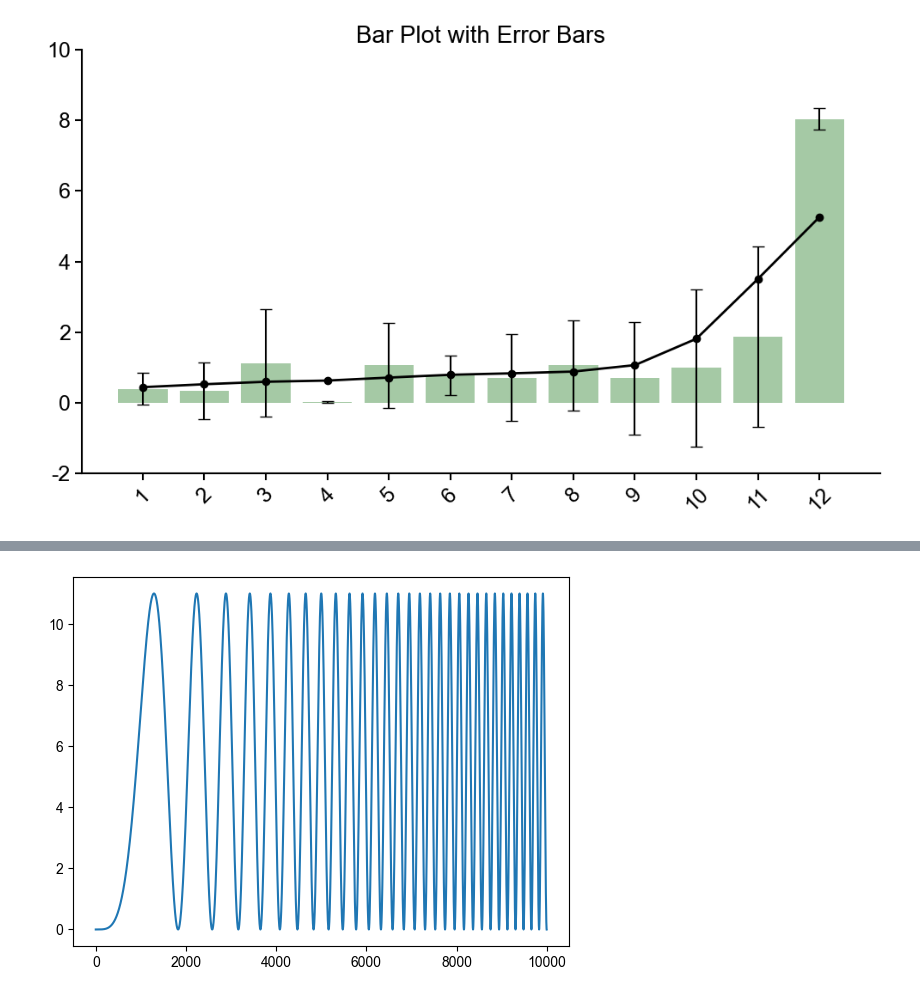
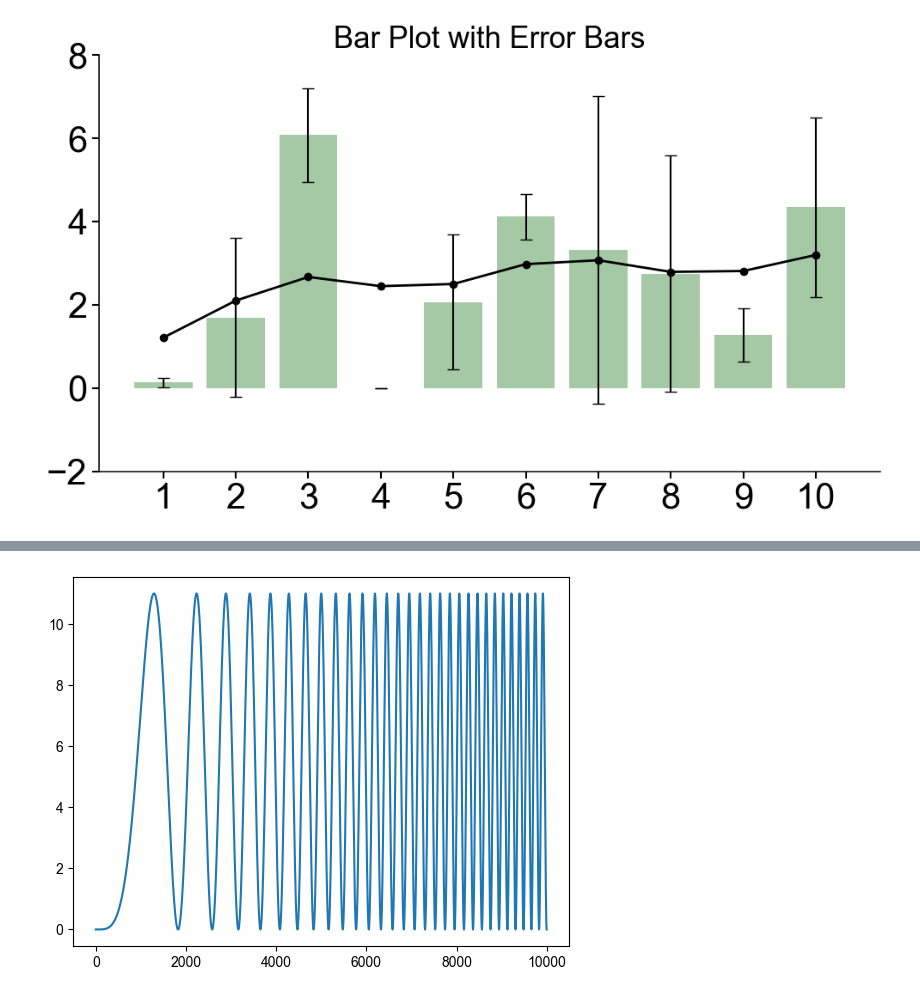
Before and after one commit to natmtc/flexible-motoneuron-control, a Jupyter notebook: Plot_figures.ipynb, the cells around one changed output, grey strips where cells are left out. Cells and saved outputs as stored; diff of their text form; code cells hidden in the pictures.

```diff
--- a/Plot_figures.ipynb
+++ b/Plot_figures.ipynb
@@ -28,44 +28,52 @@ import re
 from scipy.ndimage import gaussian_filter1d
 
 # Data
-x_values = [0.39, 0.33, 1.12, 0.01, 1.06, 0.77, 0.71, 1.06, 0.69, 0.98, 1.86, 8.04]
-error_bars = [0.45, 0.8, 1.53, 0.03, 1.21, 0.57, 1.23, 1.28, 1.6, 2.23, 2.56, 0.3]
+df = pd.read_csv('S4_results_metrics.csv')
+x_values=(np.array(df['Mean']))
+error_bars=(np.array(df['Std']))
+
+# x_values[2]=0
+# error_bars[2]=0
 
 # Set up figure and single subplot
 fig, ax = plt.subplots(figsize=(10, 6))
 
 # Bar plot with error bars
 indices = np.arange(len(x_values))
 bars = ax.bar(indices, x_values, yerr=error_bars, capsize=5,
                color='#8FBC8F', alpha=0.8)
 
 # Optionally, plot a smoothed line over the bars
 smoothed_values = gaussian_filter1d(x_values, sigma=1.2)
 ax.plot(indices, smoothed_values, marker='o', linestyle='-', color='black', linewidth=2)
 
 # Title
-ax.set_title("Bar Plot with Error Bars", fontsize=20)
+ax.set_title("Bar Plot with Error Bars", fontsize=25)
 
 # X-axis
 ax.set_xticks(indices)
-ax.set_xticklabels(range(1, len(x_values) + 1), fontsize=18, rotation=45)
-ax.tick_params(axis='both', which='major', width=1.5, length=6, labelsize=18)
+ax.set_xticklabels(range(1, len(x_values) + 1), fontsize=30, rotation=0)
+ax.tick_params(axis='both', which='major', width=1.5, length=6, labelsize=30)
 
 # Y-axis: only integer ticks
-y_ticks = ax.get_yticks()
-y_ticks_int = [int(t) for t in y_ticks if np.isclose(t, round(t))]
-ax.set_yticks(y_ticks_int)
-ax.set_yticklabels([str(t) for t in y_ticks_int], fontsize=18)
+# y_ticks = ax.get_yticks()
+# y_ticks_int = [int(t) for t in y_ticks if np.isclose(t, round(t))]
+# ax.set_yticks(y_ticks_int)
+# ax.set_yticklabels([str(t) for t in y_ticks_int], fontsize=25)
+ax.set_yticks(np.arange(-2, 10, 2))  # Creates ticks from -2 to 8 with step size of 2
 
 # Axes spines and line width
 ax.spines['top'].set_visible(False)
 ax.spines['right'].set_visible(False)
 for spine in ['left', 'bottom']:
-    ax.spines[spine].set_linewidth(1.5)
+    ax.spines[spine].set_linewidth(1.10)
+
+
+
 
 # Final layout
 plt.tight_layout()
-plt.savefig('/Users/nmt121/Desktop/simulated.pdf', dpi=300, bbox_inches='tight')
+plt.savefig('/Users/nmt121/Desktop/simulated4.pdf', dpi=300, bbox_inches='tight')
 plt.show()
 # %% [output]
-[figure, old version]
+[figure, new version]
```
Also changed, not shown: parts of 1 cell of this notebook, 7 other files.
